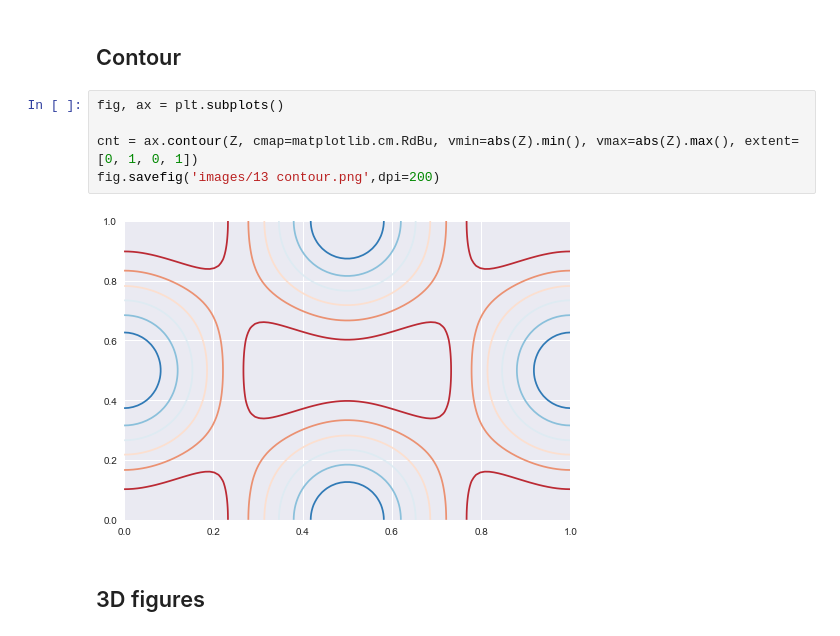
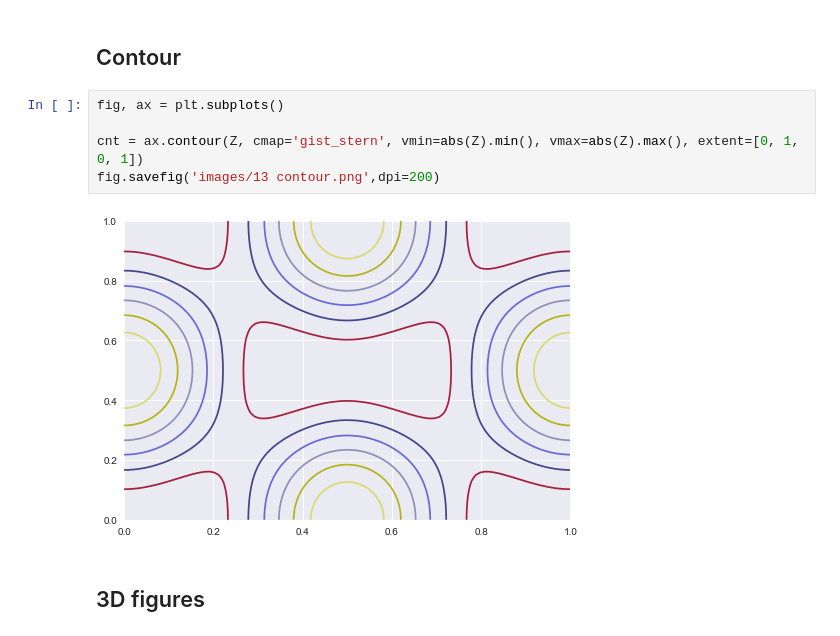
Before and after one commit to subhamsarangi/Visualize, a Jupyter notebook: plt/2. matplotlib_advanced.ipynb, the cells around one changed output. Drawn from its saved outputs; the diff is of its cells as text.

```diff
--- a/plt/2. matplotlib_advanced.ipynb
+++ b/plt/2. matplotlib_advanced.ipynb
@@ -281,10 +284,10 @@ fig.savefig('images/12 imshow.png',dpi=200)
 # %%
 fig, ax = plt.subplots()
 
-cnt = ax.contour(Z, cmap=matplotlib.cm.RdBu, vmin=abs(Z).min(), vmax=abs(Z).max(), extent=[0, 1, 0, 1])
+cnt = ax.contour(Z, cmap='gist_stern', vmin=abs(Z).min(), vmax=abs(Z).max(), extent=[0, 1, 0, 1])
 fig.savefig('images/13 contour.png',dpi=200)
 # %% [output]
-[figure, old version]
+[figure, new version]
 # %% [markdown]
 ## 3D figures
 # %%
```
Also changed, not shown: parts of 5 cells of this notebook, 5 other files.
